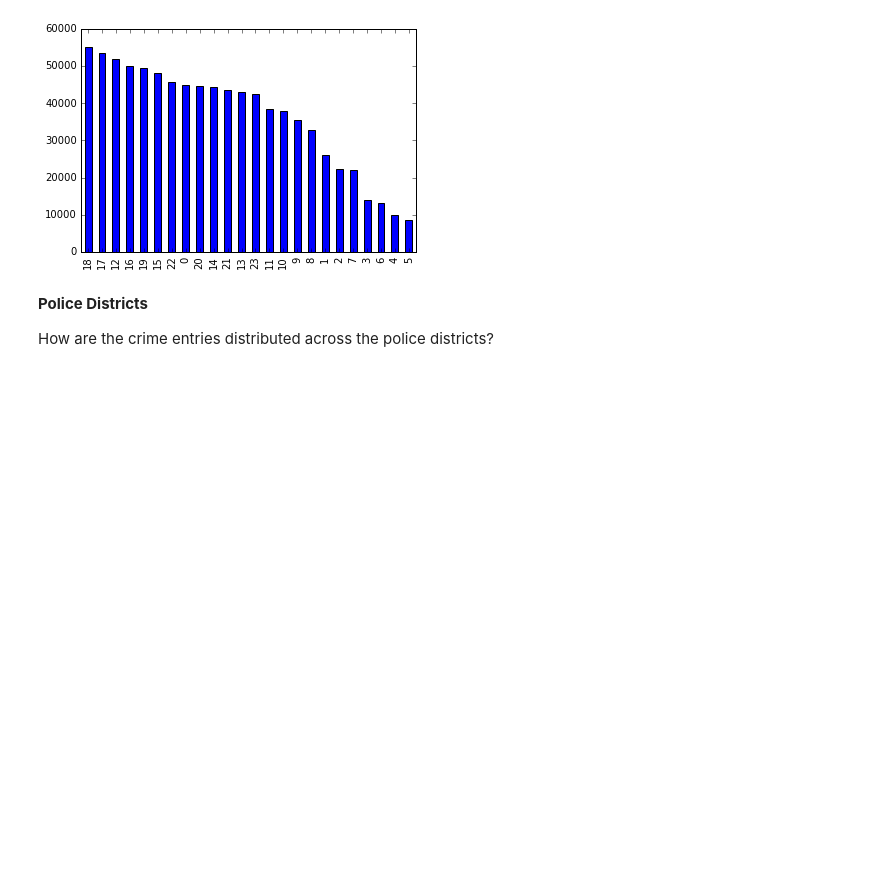
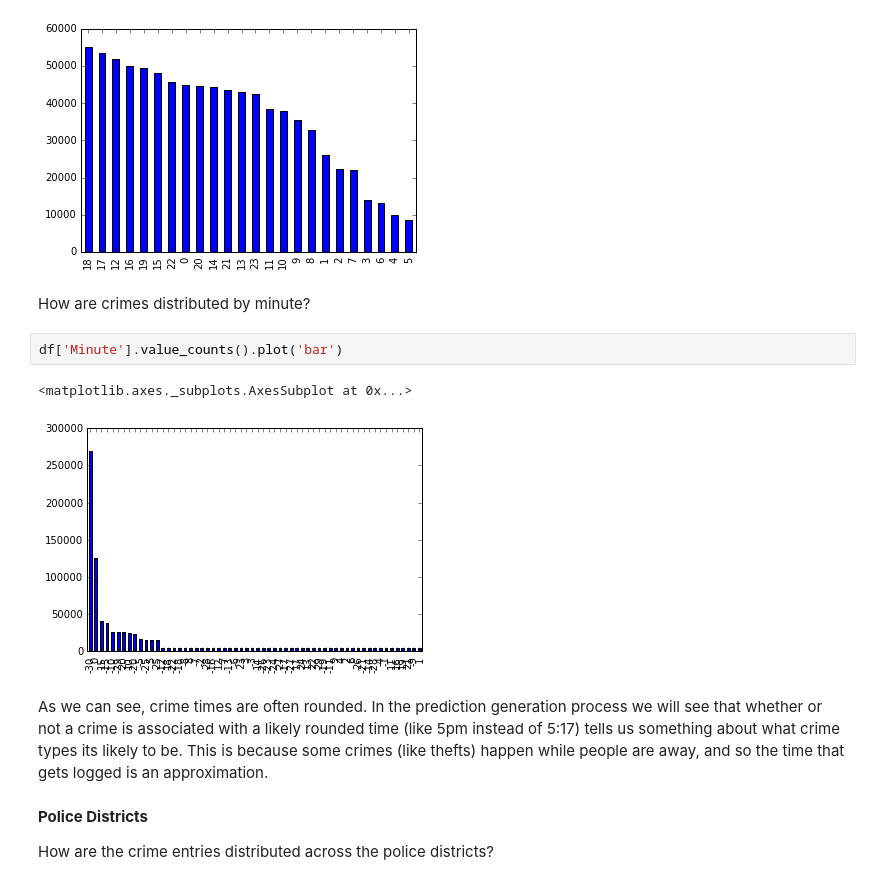
Before and after one commit to EloiseRosen/kaggle-airbnb, a Jupyter notebook: kaggle-sf-crime/DataExploration.ipynb, the cells around one changed output. Saved outputs shown, nothing was run; the diff lists cells and outputs as text; blank space fills up the shorter version.

```diff
--- a/kaggle-sf-crime/DataExploration.ipynb
+++ b/kaggle-sf-crime/DataExploration.ipynb
@@ -338,6 +354,15 @@ df['Hour'].value_counts().plot('bar')
 # %% [output]
 <matplotlib.axes._subplots.AxesSubplot at 0x...>
 [figure]
+# %% [markdown]
+How are crimes distributed by minute?
+# %%
+df['Minute'].value_counts().plot('bar')
+# %% [output]
+<matplotlib.axes._subplots.AxesSubplot at 0x...>
+[figure, added]
+# %% [markdown]
+As we can see, crime times are often rounded. In the prediction generation process we will see that whether or not a crime is associated with a likely rounded time (like 5pm instead of 5:17) tells us something about what crime types its likely to be. This is because some crimes (like thefts) happen while people are away, and so the time that gets logged is an approximation.
 # %% [markdown]
 **Police Districts**
 
```
Also changed, not shown: parts of 19 cells of this notebook.
